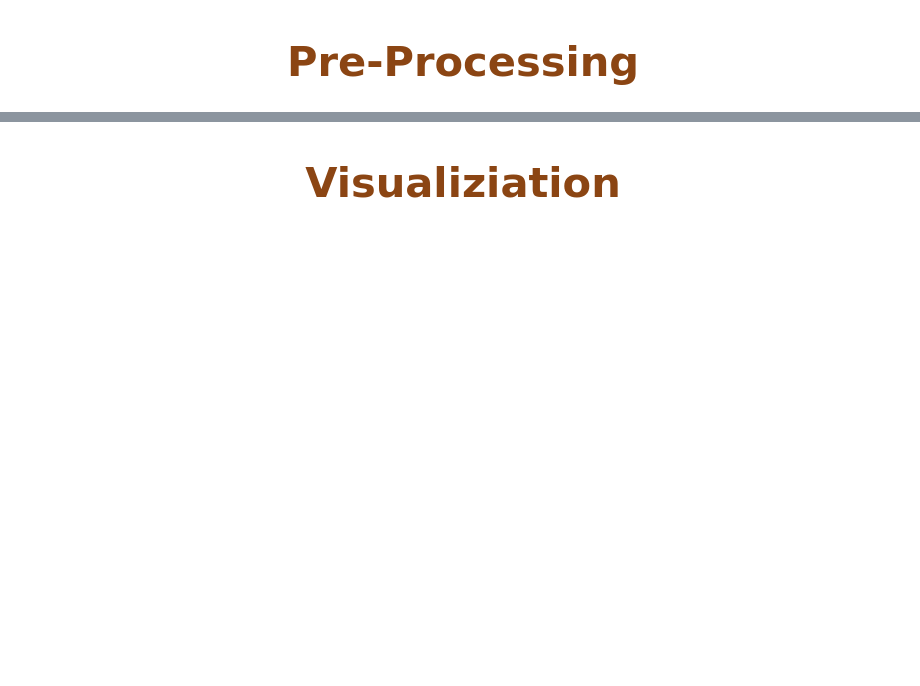
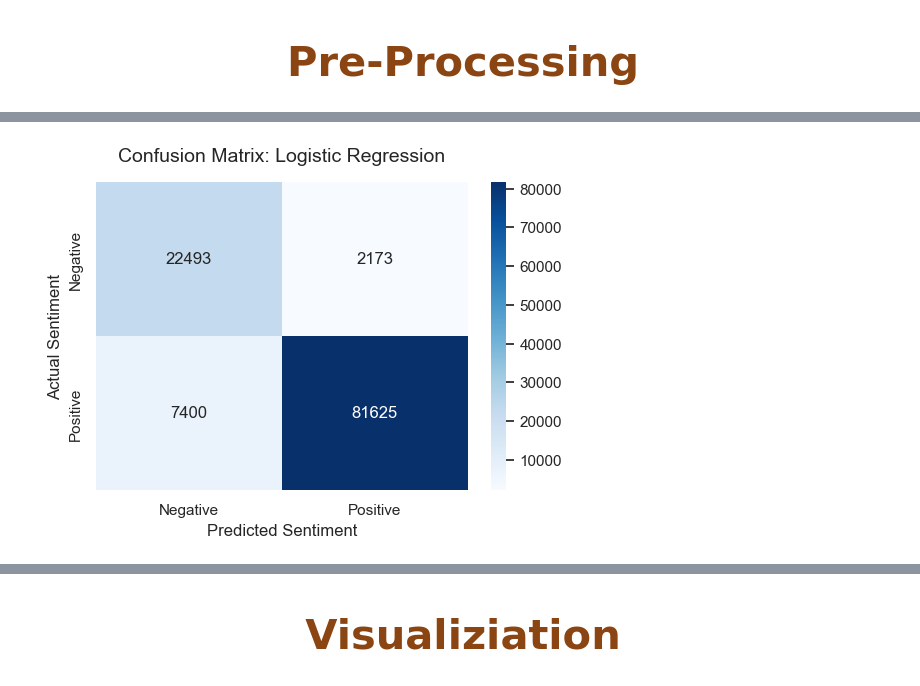
Before and after one commit to Ialessio28/AFL1_NLP, a Jupyter notebook: AFL1_NLP..ipynb, the cells around one changed output, grey strips where cells are left out. Drawn from its saved outputs; the diff is of its cells as text; code cells hidden in the pictures; blank space fills up the shorter version.

```diff
--- a/AFL1_NLP..ipynb
+++ b/AFL1_NLP..ipynb
@@ -255,0 +275,16 @@ lengkap             lengkap
+# %%
+# 1. Map the numerical Score to Sentiment categories
+def map_score_to_category(score):
+    if score in [1, 2,3]:
+        return 'Negative'
+    elif score in [4, 5]:
+        return 'Positive'
+
+df['Sentiment_Category'] = df['Score'].apply(map_score_to_category)
+
+one_hot_encoded = pd.get_dummies(df['Sentiment_Category'], prefix='Sentiment').astype(int)
+
+# 3. Concatenate to your main dataframe
+df = pd.concat([df, one_hot_encoded], axis=1)
+
+df[['Score', 'Sentiment_Category', 'Sentiment_Negative','Sentiment_Positive', 'Text']].head()
@@ -255,0 +298,83 @@ lengkap             lengkap
+# %%
+import pandas as pd
+from sklearn.model_selection import train_test_split
+from sklearn.feature_extraction.text import TfidfVectorizer
+from sklearn.linear_model import LogisticRegression
+from sklearn.svm import LinearSVC
+from sklearn.ensemble import RandomForestClassifier
+from sklearn.metrics import accuracy_score, classification_report
+import matplotlib.pyplot as plt
+import seaborn as sns
+from sklearn.metrics import confusion_matrix
+
+# 1. Define your Features (X) and Target (y)
+X = df['Text'].astype(str)
+y = df['Sentiment_Category']
+
+# 2. Split the data (80% Training, 20% Testing)
+X_train, X_test, y_train, y_test = train_test_split(X, y, test_size=0.2, random_state=42)
+
+# 3. Vectorization (Convert text to numbers)
+vectorizer = TfidfVectorizer(max_features=100000, ngram_range=(1, 2))
+X_train_vec = vectorizer.fit_transform(X_train)
+X_test_vec = vectorizer.transform(X_test)
+
+# 4. Initialize 3 models with their own specific parameters
+models = {
+    "Logistic Regression": LogisticRegression(
+        class_weight='balanced',
+        C=1.0,               # Inverse of regularization strength (smaller = stronger penalty to prevent overfitting)
+        max_iter=1000,       # Maximum number of iterations for the solver to converge
+        random_state=42      # Ensures reproducible results
+    ),
+    "Support Vector Machine": LinearSVC(
+        class_weight='balanced',
+        C=0.5,               # Regularization parameter for SVM
+        max_iter=2000,       # Increased iterations for complex text data
+        random_state=42
+    ),
+}
+
+# 5. Loop through each model, train it, and print its performance
+print("--- Training and Generating Confusion Matrices ---\n")
+
+sns.set_theme(style="white")
+
+print("--- Training, Evaluating, and Plotting ---\n")
+
+for name, model in models.items():
+    print(f"==================================================")
+    print(f"Evaluating: {name}")
+    print(f"==================================================\n")
+
+    # 1. FIT (Train) the model FIRST to prevent the NotFittedError
+    model.fit(X_train_vec, y_train)
+
+    # 2. Predict on the test set
+    y_pred = model.predict(X_test_vec)
+
+    # 3. Print the Classification Report
+    print("Classification Report:")
+    # This generates a text report showing the main classification metrics
+    print(classification_report(y_test, y_pred))
+
+    # 4. Generate the confusion matrix
+    cm = confusion_matrix(y_test, y_pred, labels=model.classes_)
+
+    # Create a plot figure
+    plt.figure(figsize=(6, 4))
+
+    # Draw the heatmap using seaborn
+    sns.heatmap(cm, annot=True, fmt='d', cmap='Blues',
+                xticklabels=model.classes_,
+                yticklabels=model.classes_)
+
+    # Add titles and labels
+    plt.title(f'Confusion Matrix: {name}', fontsize=14, pad=15)
+    plt.xlabel('Predicted Sentiment', fontsize=12)
+    plt.ylabel('Actual Sentiment', fontsize=12)
+
+    # Display the plot
+    plt.show()
+    print("\n")
+# %% [output]
@@ -255,0 +398 @@ lengkap             lengkap
+[figure, added]
```
Also changed, not shown: parts of 17 cells of this notebook.
